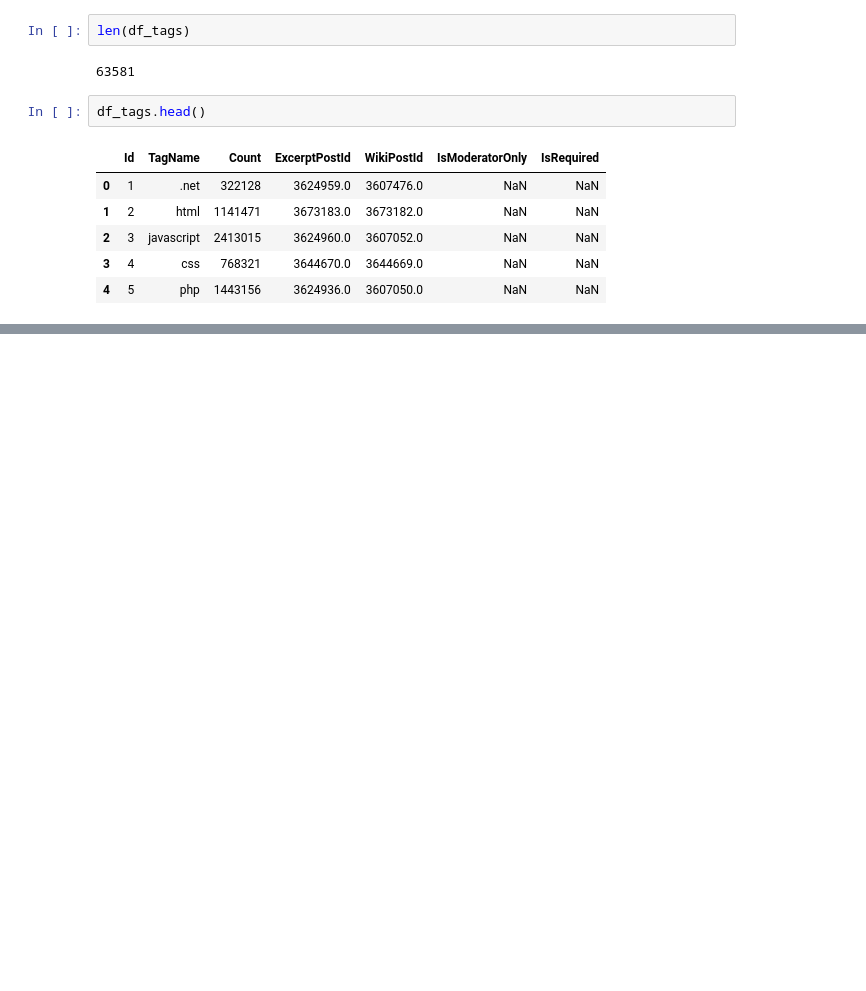
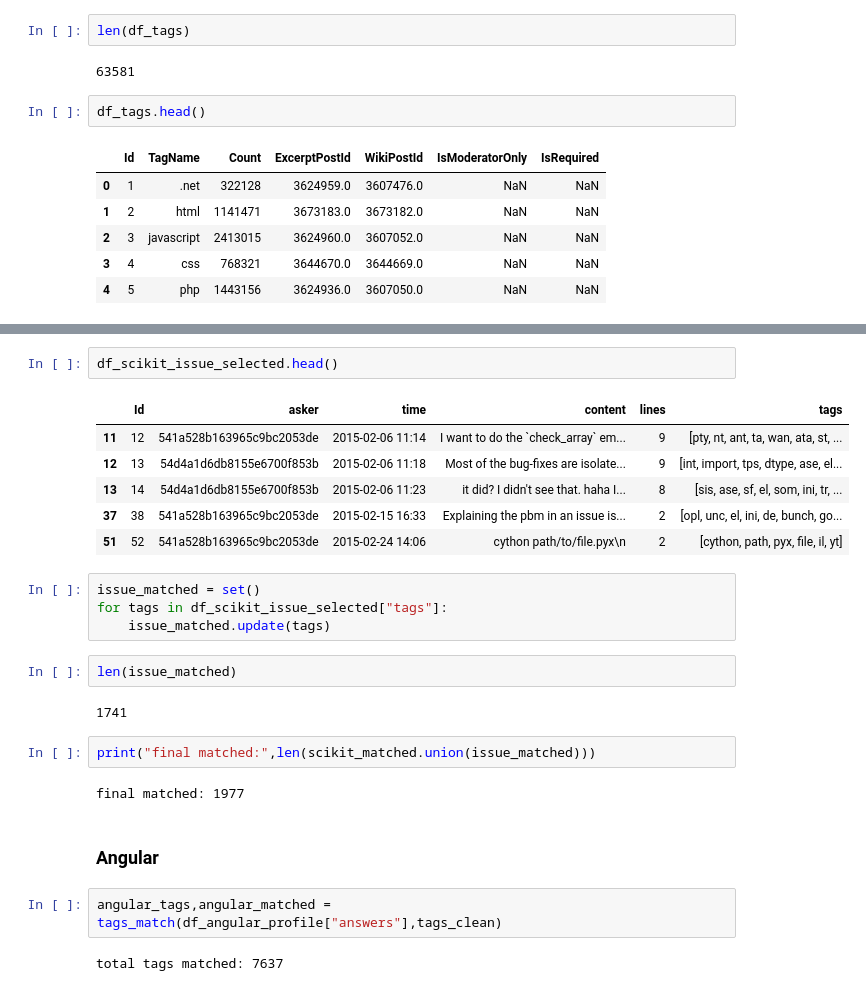
Before and after one commit to NoleWang/Respondent_Recommendation, a Jupyter notebook: Analysis/Analysis.ipynb, the cells around one changed output, grey strips where cells are left out. Drawn from its saved outputs; the diff is of its cells as text; blank space fills up the shorter version.

```diff
--- a/Analysis/Analysis.ipynb
+++ b/Analysis/Analysis.ipynb
@@ -142,0 +211,27 @@ df_issue
+# %%
+df_scikit_issue_selected.head()
+# %% [output]
+|  | Id | asker | time | content | lines | tags |
+| 11 | 12 | 541a528b163965c9bc2053de | 2015-02-06 11:14 | I want to do the `check_array` em... | 9 | [pty, nt, ant, ta, wan, ata, st, ... |
+| 12 | 13 | 54d4a1d6db8155e6700f853b | 2015-02-06 11:18 | Most of the bug-fixes are isolate... | 9 | [int, import, tps, dtype, ase, el... |
+| 13 | 14 | 54d4a1d6db8155e6700f853b | 2015-02-06 11:23 | it did? I didn't see that. haha I... | 8 | [sis, ase, sf, el, som, ini, tr, ... |
+| 37 | 38 | 541a528b163965c9bc2053de | 2015-02-15 16:33 | Explaining the pbm in an issue is... | 2 | [opl, unc, el, ini, de, bunch, go... |
+| 51 | 52 | 541a528b163965c9bc2053de | 2015-02-24 14:06 | cython path/to/file.pyx\n | 2 | [cython, path, pyx, file, il, yt] |
+# %%
+issue_matched = set()
+for tags in df_scikit_issue_selected["tags"]:
+    issue_matched.update(tags)
+# %%
+len(issue_matched)
+# %% [output]
+1741
+# %%
+print("final matched:",len(scikit_matched.union(issue_matched)))
+# %% [output]
+final matched: 1977
+# %% [markdown]
+### Angular
+# %%
+angular_tags,angular_matched = tags_match(df_angular_profile["answers"],tags_clean)
+# %% [output]
+total tags matched: 7637
```
Also changed, not shown: parts of 71 cells of this notebook, 1 other file.
